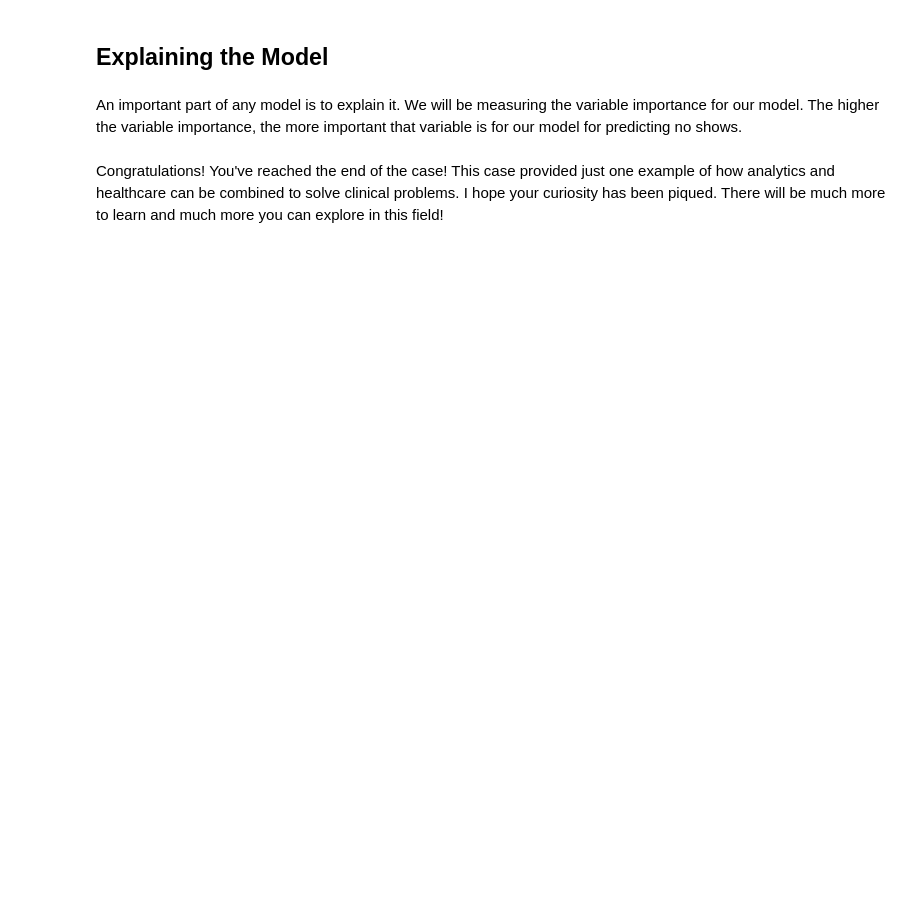
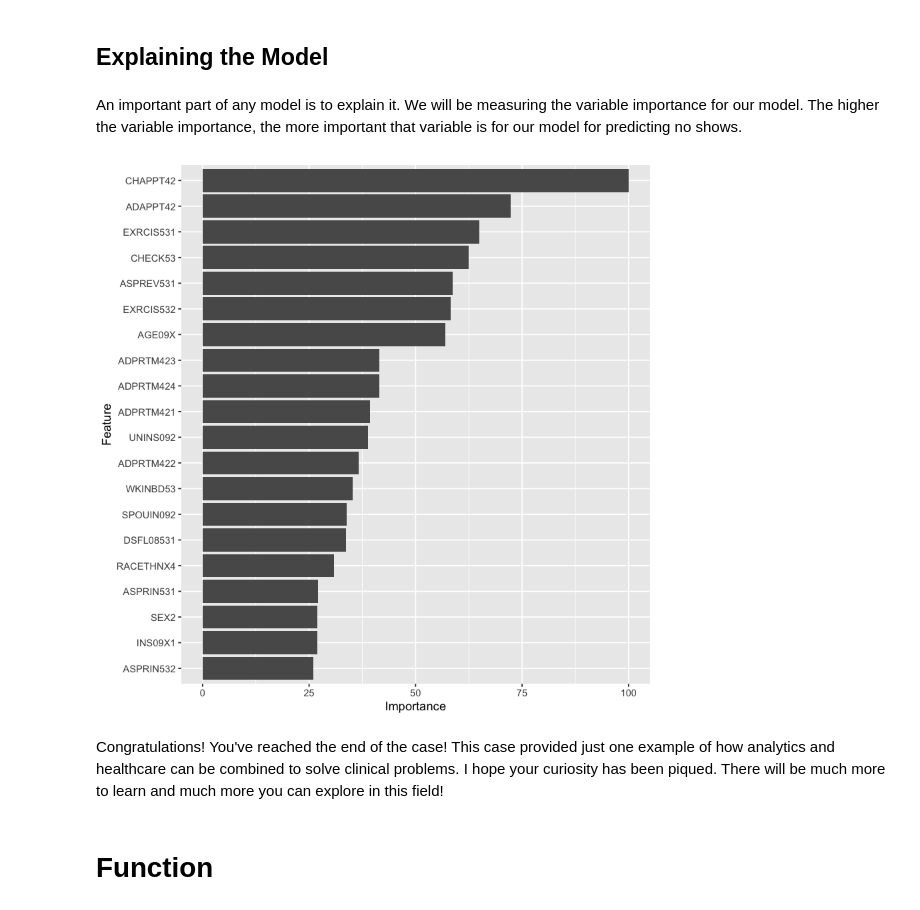
Before and after one commit to e-cui/Clinical-Cases-LAIR, a Jupyter notebook: cases/Clinical Case - Asthma Expenditure (R).ipynb, the cells around one changed output. Saved outputs shown, nothing was run; the diff lists cells and outputs as text; code cells hidden in the pictures; blank space fills up the shorter version.

```diff
--- a/cases/Clinical Case - Asthma Expenditure (R).ipynb
+++ b/cases/Clinical Case - Asthma Expenditure (R).ipynb
@@ -624,6 +816,10 @@ A ROC plots sensitivity (probability of predicting a real positive will be posit
 An important part of any model is to explain it. We will be measuring the variable importance for our model. The higher the variable importance, the more important that variable is for our model for predicting no shows.
 # %%
 test <- varImp(mylogit)
-test
+ggplot(test,top=20)
+# %% [output]
+[figure, added]
 # %% [markdown]
 Congratulations! You've reached the end of the case! This case provided just one example of how analytics and healthcare can be combined to solve clinical problems. I hope your curiosity has been piqued. There will be much more to learn and much more you can explore in this field!
+# %% [markdown]
+# Function
```
Also changed, not shown: parts of 45 cells of this notebook, 6 other files.
